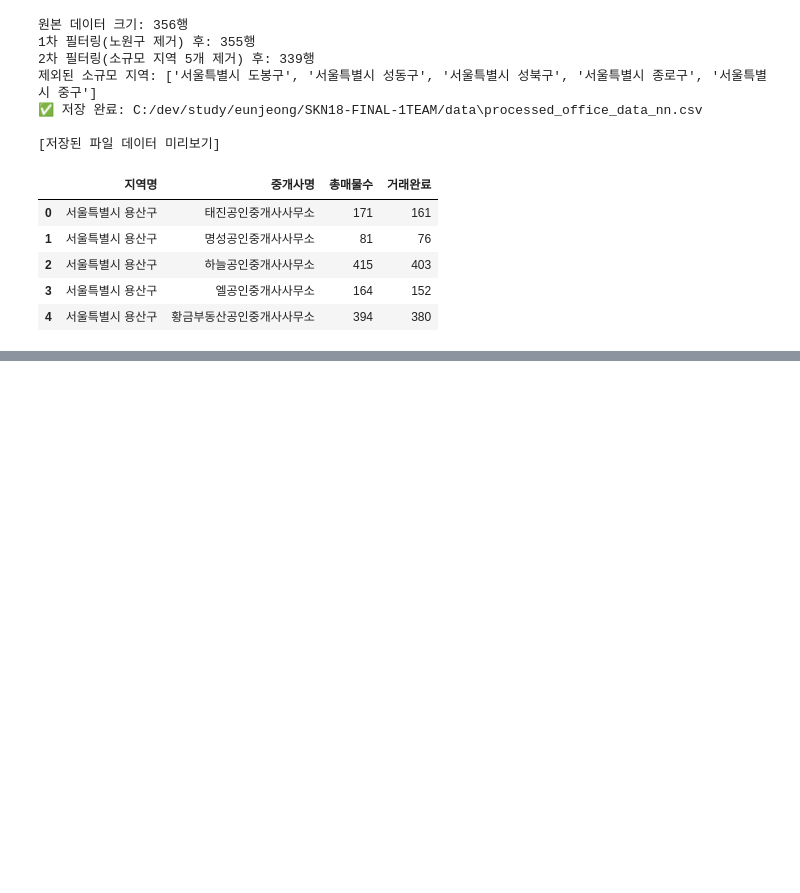
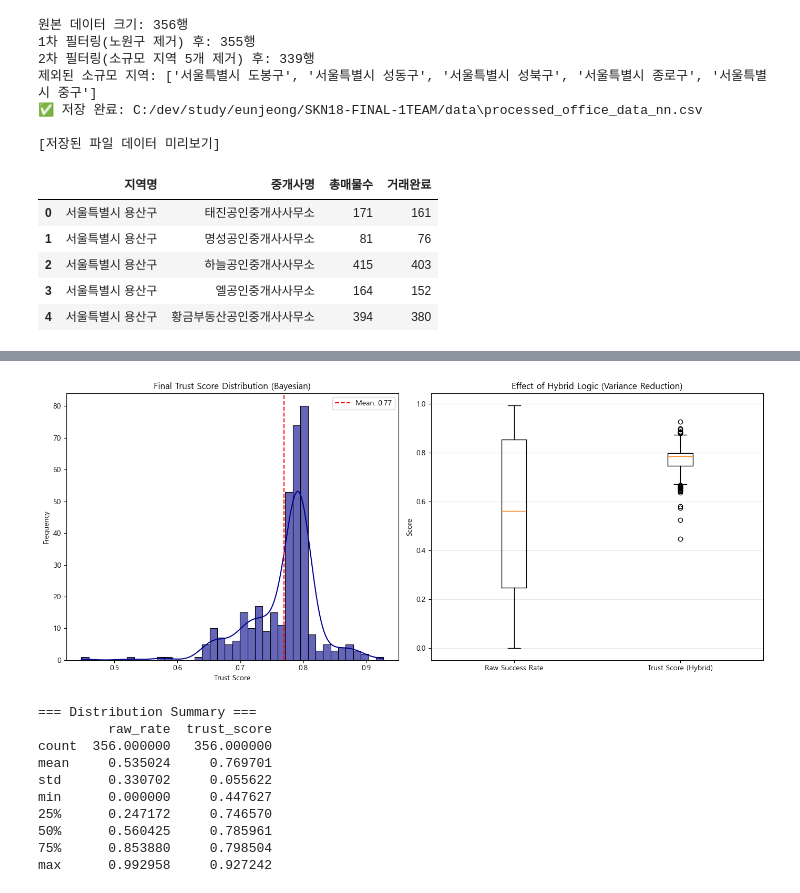
Before and after one commit to eunjeong0911/Property-recommend, a Jupyter notebook: apps/reco/models/trust_model/pipeline/sumi/pre_ml_no_nowon.ipynb, the cells around one changed output, grey strips where cells are left out. Saved outputs shown, nothing was run; the diff lists cells and outputs as text; code cells hidden in the pictures; blank space fills up the shorter version.

```diff
--- a/apps/reco/models/trust_model/pipeline/sumi/pre_ml_no_nowon.ipynb
+++ b/apps/reco/models/trust_model/pipeline/sumi/pre_ml_no_nowon.ipynb
@@ -580,0 +809,50 @@ display(df_nn[["지역명", "중개사명", "총매물수", "거래완료"]].hea
+# %%
+# 2. 타겟 분포 시각화 (Target Distribution)
+
+import matplotlib.pyplot as plt
+import seaborn as sns
+
+# 한글 폰트 설정 (환경에 따라 변경 필요할 수 있음)
+plt.rc('font', family='Malgun Gothic')
+plt.rc('axes', unicode_minus=False)
+
+plt.figure(figsize=(14, 6))
+
+# (1) 히스토그램 (Histogram & KDE)
+plt.subplot(1, 2, 1)
+sns.histplot(df['trust_score'], bins=40, kde=True, color='darkblue', alpha=0.6)
+plt.title('Final Trust Score Distribution (Bayesian)')
+plt.xlabel('Trust Score')
+plt.ylabel('Frequency')
+plt.axvline(df['trust_score'].mean(), color='red', linestyle='--', label=f"Mean: {df['trust_score'].mean():.2f}")
+plt.legend()
+
+# (2) 성사율 비교 (Raw vs Adjusted)
+plt.subplot(1, 2, 2)
+# 비교를 위해 단순 성사율 계산
+df['raw_rate'] = df['거래완료'] / df['총매물수']
+
+data_compare = [df['raw_rate'], df['trust_score']]
+plt.boxplot(data_compare, labels=['Raw Success Rate', 'Trust Score (Hybrid)'])
+plt.title('Effect of Hybrid Logic (Variance Reduction)')
+plt.ylabel('Score')
+plt.grid(axis='y', alpha=0.3)
+
+plt.tight_layout()
+plt.show()
+
+# 요약 통계 출력
+print("=== Distribution Summary ===")
+print(df[['raw_rate', 'trust_score']].describe())
+# %% [output]
+[figure, added]
+=== Distribution Summary ===
+         raw_rate  trust_score
+count  356.000000   356.000000
+mean     0.535024     0.769701
+std      0.330702     0.055622
+min      0.000000     0.447627
+25%      0.247172     0.746570
+50%      0.560425     0.785961
+75%      0.853880     0.798504
+max      0.992958     0.927242
```
Also changed, not shown: parts of 22 cells of this notebook, 17 other files.
